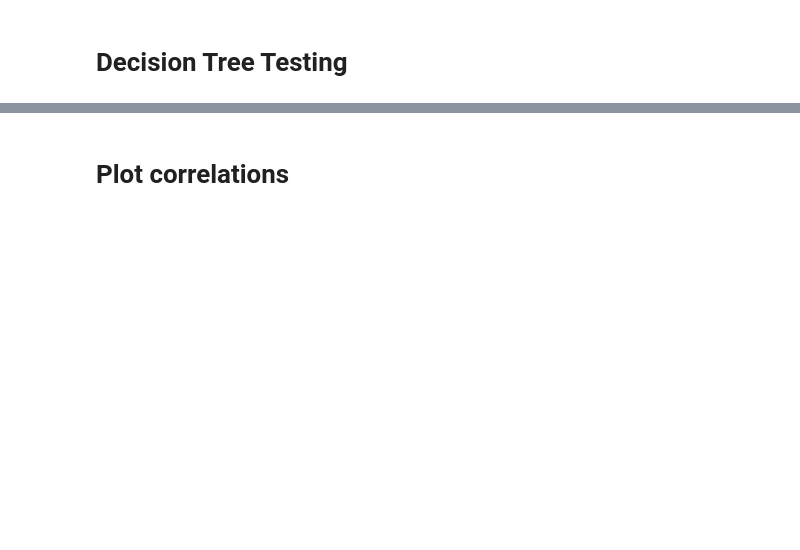
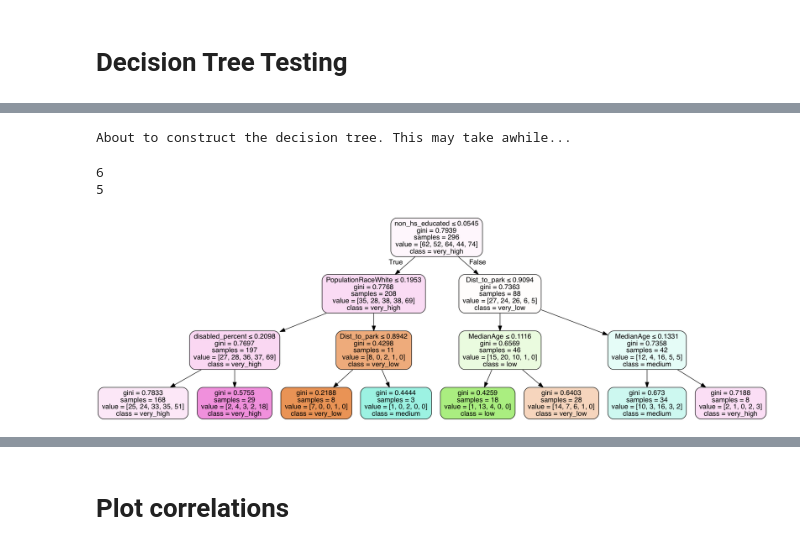
Before and after one commit to mrubash1/greenspace, a Jupyter notebook: python/geospatial_test/geo_test1_v1.ipynb, the cells around one changed output, grey strips where cells are left out. Cells and saved outputs as stored; diff of their text form; code cells hidden in the pictures; blank space fills up the shorter version.

Commit message:
working decision tree

```diff
--- a/python/geospatial_test/geo_test1_v1.ipynb
+++ b/python/geospatial_test/geo_test1_v1.ipynb
@@ -190,4 +202,5 @@ This 16366.160920 should equal that 16366.160920
 # %%
 #get percent of people who are high school educated
 aggregate_df['non_hs_educated'] = pd.Series(
-    (aggregate_df.Less_than_high_school_graduate / aggregate_df.Total_reported_education_per_zip))
+    (1-aggregate_df.Less_than_high_school_graduate / aggregate_df.Total_reported_education_per_zip))
+print aggregate_df['non_hs_educated'][0:10]
@@ -274,6 +299,8 @@ regression_df[['Dist_to_park']].divide(\
 regression_df[['MedianAge']]=\
 regression_df[['MedianAge']].divide(\
     regression_df['MedianAge'].max())
+#remove inf and NaN
+regression_df=regression_df.replace([np.inf, -np.inf], np.nan).dropna()
 # %% [markdown]
 # Linear Regression
 # %%
@@ -348,10 +389,10 @@ def training_sample_index(training_size):
 
 def build_training_set(training_sample,df_as_list):
     #open df as list and store temporarily
-    df_list=regression_df_editted['util_days'].tolist()
+    #df_list=regression_df_editted['util_days'].tolist()\
     df_output=[]
     for i in range(0,len(training_sample)):
-        df_output.append(df_list[training_sample[i]])
+        df_output.append(df_as_list[training_sample[i]])
         '''
         TODO: Create unittest confirming here that we are returning the
         correct mixed index values
@@ -382,14 +401,17 @@ def assign_class_to_value(input_value,buckets,p,output_classes):
 # %%
 #create training sample index and build training set
-training_sample=training_sample_index(training_size=0.1)
+training_sample=training_sample_index(training_size=0.01)
 r_df_lists={}
 #create a list index
 list_index=['util_days','per_family_annual_income','non_hs_educated',
            'PopulationRaceWhite','Dist_to_park','disabled_percent','MedianAge']
+#took out CustState - No non numeric variables allowed in scikit learn
+
 #then iterate through the other data
 for i in range(0,len(list_index)):
     r_df_lists[list_index[i]]=\
-        build_training_set(training_sample,regression_df_editted[list_index[i]])
+        build_training_set(training_sample,regression_df_editted[list_index[i]].tolist())
+#print r_df_lists['per_family_annual_income'][0:100]
 # %%
 #assign classes for decision tree to the util_days value range
 buckets=[0,20,40,60,80,100]
@@ -409,37 +431,23 @@ keys=r_df_lists.keys()
 for key in keys:
     r_df_lists[key]=np.array(r_df_lists[key])
 # %%
-from sklearn.datasets import load_iris
 from sklearn import tree
-iris = load_iris()
-clf = tree.DecisionTreeClassifier()
-clf = clf.fit(iris.data, iris.target)
-#print 'data /n', iris.data
-#print 'target /n', iris.target
 
-y=r_df_lists['util_days']
+y=np.array(r_df_lists['util_days'])
 
 #convert the x into the appropriate format
 x=[]
 for i in range(0,len(r_df_lists[keys[0]])): #start at 1 to skip util_days
     temp=[]
     for key in keys:
-        temp.append(r_df_lists[key][i])
+        if key != 'util_days':
+            temp.append(r_df_lists[key][i])
     x.append(temp)
+x=np.array(x)
 
-'''
-x=[r_df_lists['per_family_annual_income'],
-  r_df_lists['non_hs_educated'],
-  r_df_lists['PopulationRaceWhite'],
-  r_df_lists['Dist_to_park'],
-  r_df_lists['disabled_percent'],
-  r_df_lists['MedianAge']]
-'''
-
-print len(x),len(y)
-print x[1][0:5]
-
-clf = tree.DecisionTreeClassifier()
+#construct the tree
+print 'About to construct the decision tree. This may take awhile...'
+clf = tree.DecisionTreeClassifier(max_depth=3)
 clf = clf.fit(x, y)
-#print 'data /n', x
-#print 'target /n', y
+# %% [output]
+About to construct the decision tree. This may take awhile...
@@ -459,27 +454,39 @@ x=[regression_df_editted['per_family_annual_income'].tolist(),
 # %%
 from sklearn.externals.six import StringIO
-with open("iris.dot", 'w') as f:
+file_title="tree_demo_v0_0_1"
+with open(file_title+'.dot', 'w') as f:
     f = tree.export_graphviz(clf, out_file=f)
 
 import os
-os.unlink('iris.dot')
+os.unlink(file_title+'.dot')
 
 from sklearn.externals.six import StringIO
 import pydot
 dot_data = StringIO()
 tree.export_graphviz(clf, out_file=dot_data)
 graph = pydot.graph_from_dot_data(dot_data.getvalue())
-graph.write_pdf("iris.pdf")
+graph.write_pdf(file_title+'.pdf')
 
 from IPython.display import Image
 dot_data = StringIO()
+
+#create list of names for features and classes
+feature_names=list_index[1:]
+target_names=['very_low','low','medium','high','very_high'] #quintiles
+print len(feature_names)
+print len(target_names)
 tree.export_graphviz(clf, out_file=dot_data,
-                     feature_names=iris.feature_names,
-                     class_names=iris.target_names,
+                     feature_names=feature_names,
+                     class_names=target_names,
                      filled=True, rounded=True,
                      special_characters=True)
 graph = pydot.graph_from_dot_data(dot_data.getvalue())
+graph.write_pdf(file_title+'_wColor'+'.pdf')
 Image(graph.create_png())
+# %% [output]
+6
+5
+[figure, added]
 # %%
 print(__doc__)
 
```
Also changed, not shown: parts of 10 cells of this notebook.
